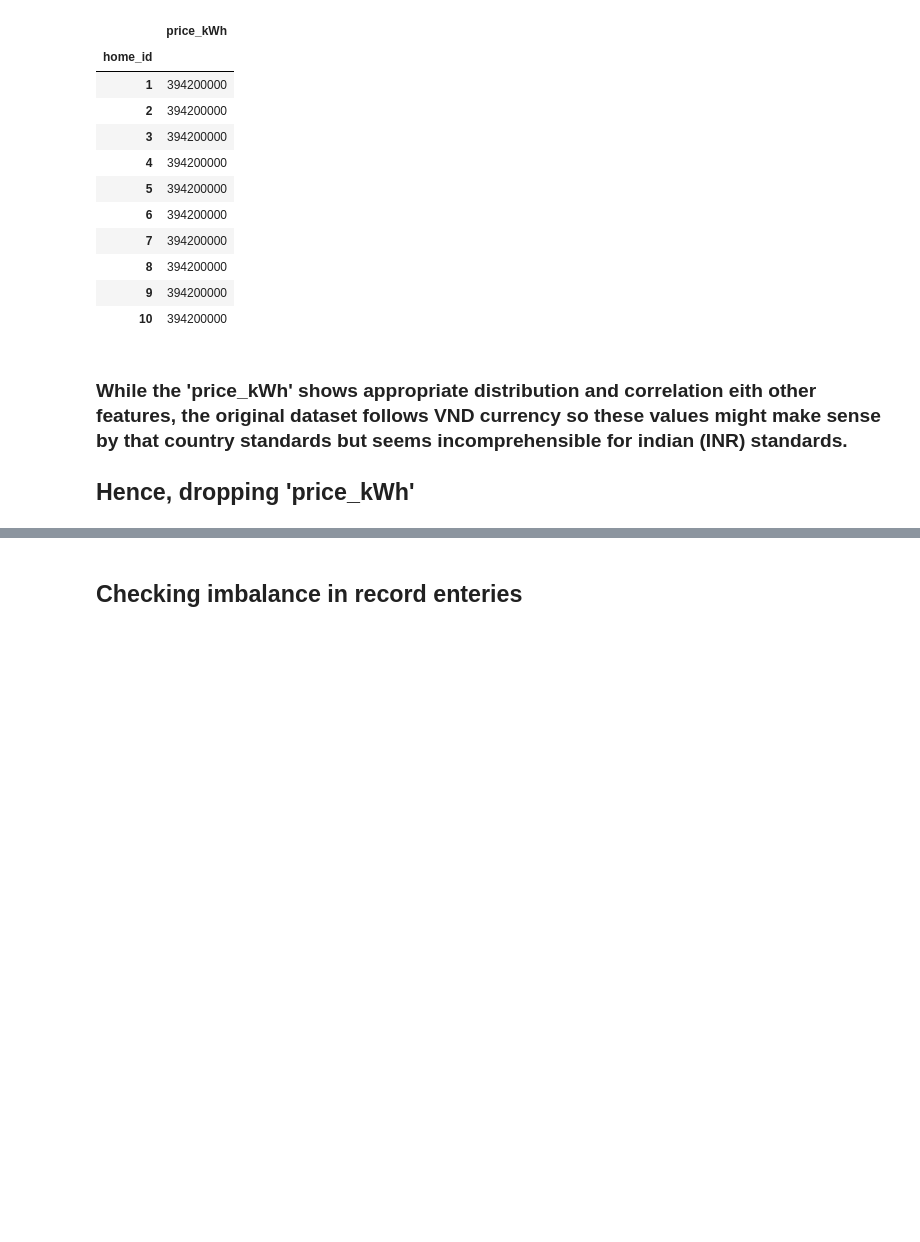
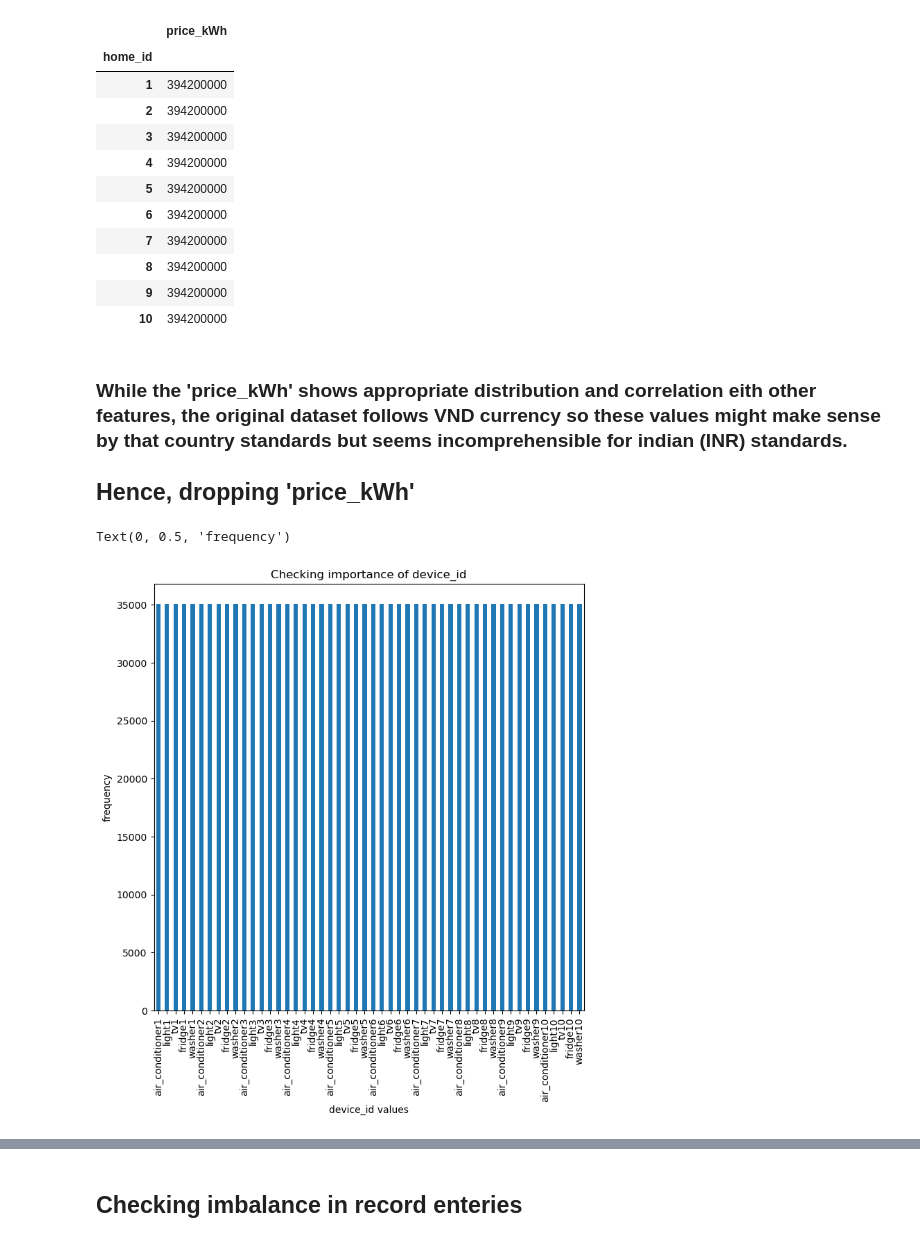
Before and after one commit to springboardmentor110525/Smart-Energy-Consumption-Analysis-and-Prediction-using-Machine-Learning-with-Device-Level-Insights-, a Jupyter notebook: notebooks/milestone1.ipynb, the cells around one changed output, grey strips where cells are left out. Cells and saved outputs as stored; diff of their text form; code cells hidden in the pictures; blank space fills up the shorter version.

```diff
--- a/notebooks/milestone1.ipynb
+++ b/notebooks/milestone1.ipynb
@@ -431,3 +431,11 @@ df_subset9
 ## Hence, dropping 'price_kWh'
 # %%
 df_initial.drop('price_kWh', axis=1, inplace=True)
+# %%
+df_initial['device_id'].value_counts().plot(kind='bar', figsize=(8,8))
+plt.title('Checking importance of device_id')
+plt.xlabel('device_id values')
+plt.ylabel('frequency')
+# %% [output]
+Text(0, 0.5, 'frequency')
+[figure, added]
```
Also changed, not shown: parts of 25 cells of this notebook, 6 other files.
